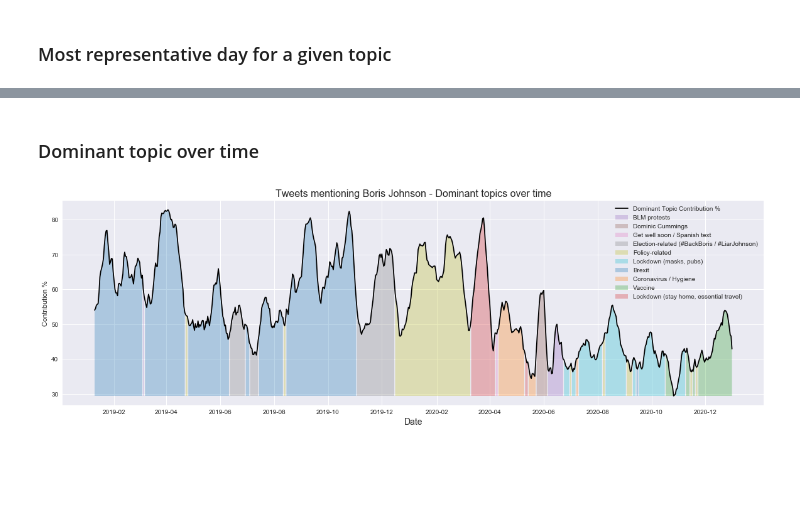
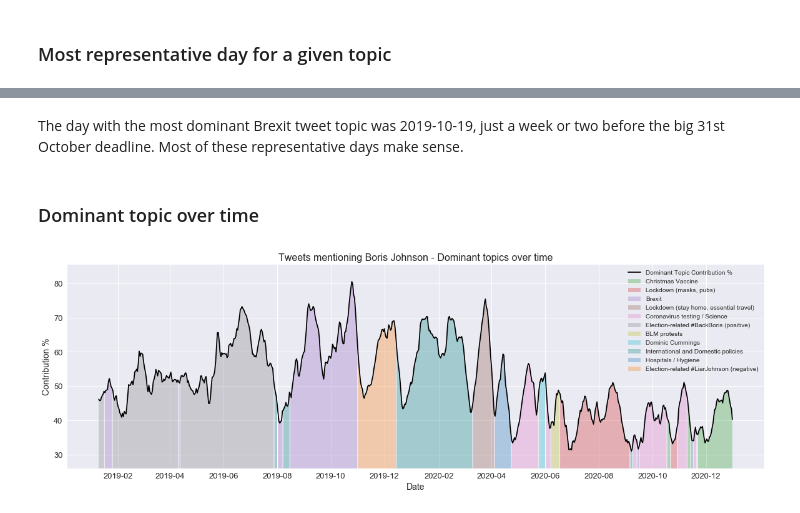
Before and after one commit to oksmith/BoJo-tweets, a Jupyter notebook: 3. Topic Modelling.ipynb, the cells around one changed output, grey strips where cells are left out. Cells and saved outputs as stored; diff of their text form; code cells hidden in the pictures; blank space fills up the shorter version.

Commit message:
Updated topic modelling notebook@

```diff
--- a/3. Topic Modelling.ipynb
+++ b/3. Topic Modelling.ipynb
@@ -263,0 +265,5 @@ ___Notice how one of the topic contains a lot of Spanish words like "la", "en",
+# %%
+for topic_id, topic in best_lda_model.print_topics(num_topics=best_lda_model.num_topics, num_words=10):
+    print('Topic #'+str(topic_id+1)+':')
+    print(topic)
+    print()
@@ -320,7 +354,7 @@ len(corpus_topics)
 Try out different values of `topn`.
 # %%
 TOPICS = [
-    ', '.join([term for term, _ in best_lda_model.show_topic(n, topn=11)])
+    ', '.join([term for term, _ in best_lda_model.show_topic(n, topn=10)])
     for n in range(0, best_lda_model.num_topics)
 ]
 # %%
@@ -339,21 +378,22 @@ TOPICS
 # %%
 TOPIC_DESCRIPTIONS = {
-    1: 'BLM protests',
-    2: 'Dominic Cummings',
-    3: 'Get well soon / Spanish text',
-    4: 'Election-related (#BackBoris / #LiarJohnson)',
-    5: 'Policy-related',
-    6: 'Lockdown (masks, pubs)',
-    7: 'Brexit',
-    8: 'Coronavirus / Hygiene',
-    9: 'Vaccine',
-    10: 'Lockdown (stay home, essential travel)'
+    1: 'Christmas Vaccine',
+    2: 'Lockdown (masks, pubs)',
+    3: 'Brexit',
+    4: 'Lockdown (stay home, essential travel)',
+    5: 'Coronavirus testing / Science',
+    6: 'Election-related #BackBoris (positive)',
+    7: 'BLM protests',
+    8: 'Dominic Cummings',
+    9: 'International and Domestic policies',
+    10: 'Hospitals / Hygiene',
+    11: 'Election-related #LiarJohnson (negative)'
 }
 """
 Human-labelled topic descriptions. It helps that the topics are fairly interpretable.
 There are some topics which are very related (for example, Lockdown and Coronavirus) but
 the keywords suggest they are talking about the topic from two different angles (in this
-example, restrictive policies and the virus itself).
+example, one is about restrictive policies and the other about the virus itself).
 """
 # %% [output]
 '\nHuman-labelled topic descriptions. It helps that the topics are fairly interpretable.\nThere are some topics which are very related (for example, Lockdown and Coronavirus) but\nthe keywords suggest ...
@@ -403,37 +443,42 @@ corpus_topic_df.sort_values('Dominant Topic Contribution %', ascending=False)\
+# %% [markdown]
+The day with the most dominant Brexit tweet topic was 2019-10-19, just a week or two before the big 31st October deadline. Most of these representative days make sense.
 # %% [markdown]
 ### Dominant topic over time
 # %%
 import matplotlib.colors as mcolors
 
-COLOUR_CODES = list(mcolors.TABLEAU_COLORS.values())
+COLOUR_CODES = list(mcolors.TABLEAU_COLORS.values()) + ['teal']
 # %%
 from scipy.stats import mode
 corpus_topic_df['dominant_topic_rolling'] = corpus_topic_df['Dominant Topic'].rolling(5).apply(lambda x: mode(x)[0])
 corpus_topic_df['contribution_rolling'] = corpus_topic_df['Dominant Topic Contribution %'].rolling(10).mean()
 corpus_topic_df['date'] = pd.to_datetime(corpus_topic_df['date'])
 
 ax = corpus_topic_df.set_index('document_id')['contribution_rolling'].plot(figsize=(20, 6), color='black')
 
 for i in range(len(TOPICS)):
     ax.fill_between(
         range(len(corpus_topic_df['document_id'])),
-        corpus_topic_df['contribution_rolling'].min(skipna=True),
+        corpus_topic_df['contribution_rolling'].min(skipna=True)-5,
         corpus_topic_df['contribution_rolling'],
         where=(corpus_topic_df['dominant_topic_rolling'] == i+1),
         alpha=0.3,
-        facecolor=COLOUR_CODES[(i+4)%len(COLOUR_CODES)]
+        facecolor=COLOUR_CODES[(i+2)%len(COLOUR_CODES)]
     )
 
 ax.legend(labels=['Dominant Topic Contribution %']+list(TOPIC_DESCRIPTIONS.values()))
+ax.set_ylim(corpus_topic_df['contribution_rolling'].min(skipna=True)-5, corpus_topic_df['contribution_rolling'].max(skipna=True)+5)
 ax.set_title('Tweets mentioning Boris Johnson - Dominant topics over time', fontsize=16)
 ax.set_xlabel('Date', fontsize=14)
-ax.set_ylabel('Contribution %')
+ax.set_ylabel('Contribution %', fontsize=14)
+
 
 # Format x ticks
 tick_filter = (corpus_topic_df.date.dt.day == 1) & (corpus_topic_df.date.dt.month % 2 == 0)
-plt.xticks(corpus_topic_df.loc[tick_filter, 'document_id'], corpus_topic_df.loc[tick_filter, 'date'].dt.strftime('%Y-%m'))
+plt.xticks(corpus_topic_df.loc[tick_filter, 'document_id'], corpus_topic_df.loc[tick_filter, 'date'].dt.strftime('%Y-%m'), fontsize=13)
+plt.yticks(fontsize=13)
 
-plt.savefig('Dominant_topics_over_time.png')
+plt.savefig('images/Dominant_topics_over_time.png')
 plt.show()
 # %% [output]
-[figure, old version]
+[figure, new version]
```
Also changed, not shown: parts of 40 cells of this notebook, 13 other files.
